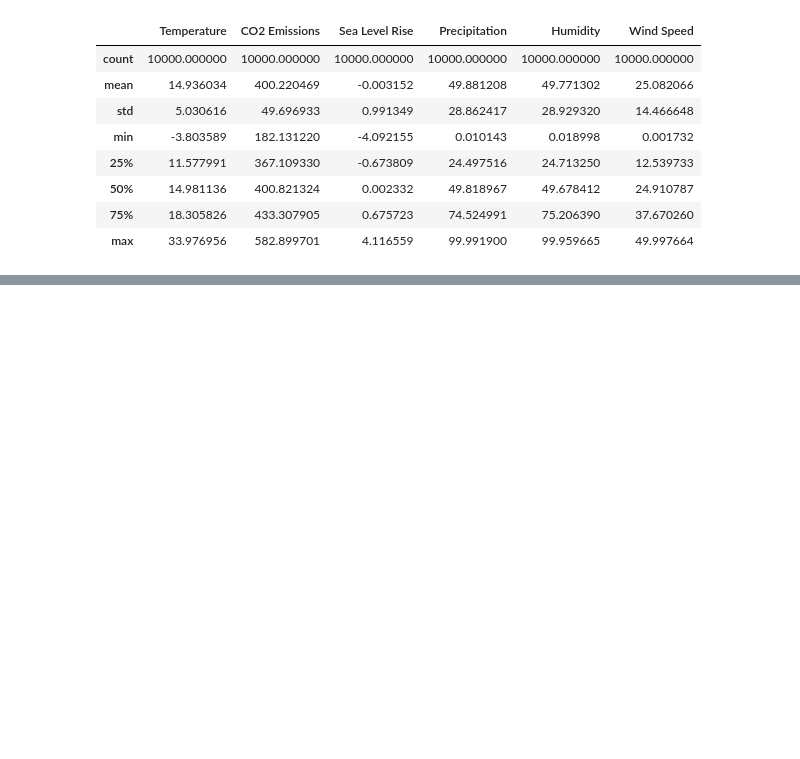
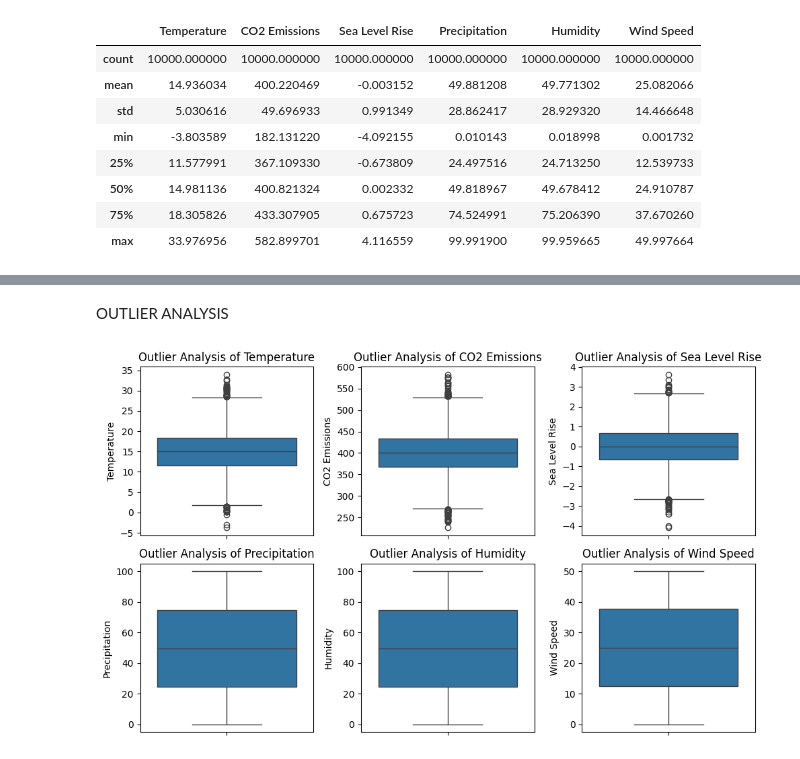
Before and after one commit to 104Rajendraprasath/Climate-Change-Prediction, a Jupyter notebook: Climate_Change_Prediction.ipynb, the cells around one changed output, grey strips where cells are left out. Drawn from its saved outputs; the diff is of its cells as text; code cells hidden in the pictures; blank space fills up the shorter version.

```diff
--- a/Climate_Change_Prediction.ipynb
+++ b/Climate_Change_Prediction.ipynb
@@ -67,0 +101,12 @@ dtype: int64
+# %%
+# Sorting numeric columns individually
+sorted_df = pd.DataFrame()
+sorted_df['Date'] = df['Date']
+
+# Select only numeric columns to sort
+numeric_cols = df.select_dtypes(include=['number']).columns
+
+for column in numeric_cols:
+    sorted_df[column] = sorted(df[column])
+
+display(sorted_df)
@@ -67,0 +127,2 @@ dtype: int64
+# %%
+df=sorted_df
@@ -67,0 +138,24 @@ dtype: int64
+# %% [markdown]
+OUTLIER ANALYSIS
+# %%
+import pandas as pd
+import matplotlib.pyplot as plt
+import seaborn as sns
+
+# List of columns to check for outliers
+columns_to_check = ["Temperature", "CO2 Emissions", "Sea Level Rise", "Precipitation", "Humidity", "Wind Speed"]
+
+# Set up the matplotlib figure
+plt.figure(figsize=(10, 6))
+
+# Loop through each column and create a box plot
+for i, column in enumerate(columns_to_check, 1):
+    plt.subplot(2, 3, i)  # Adjust the subplot grid (2 rows, 3 columns)
+    sns.boxplot(y=df[column])
+    plt.title(f'Outlier Analysis of {column}')
+
+# Adjust layout to prevent overlap
+plt.tight_layout()
+plt.show()
+# %% [output]
+[figure, added]
```
Also changed, not shown: parts of 35 cells of this notebook.
